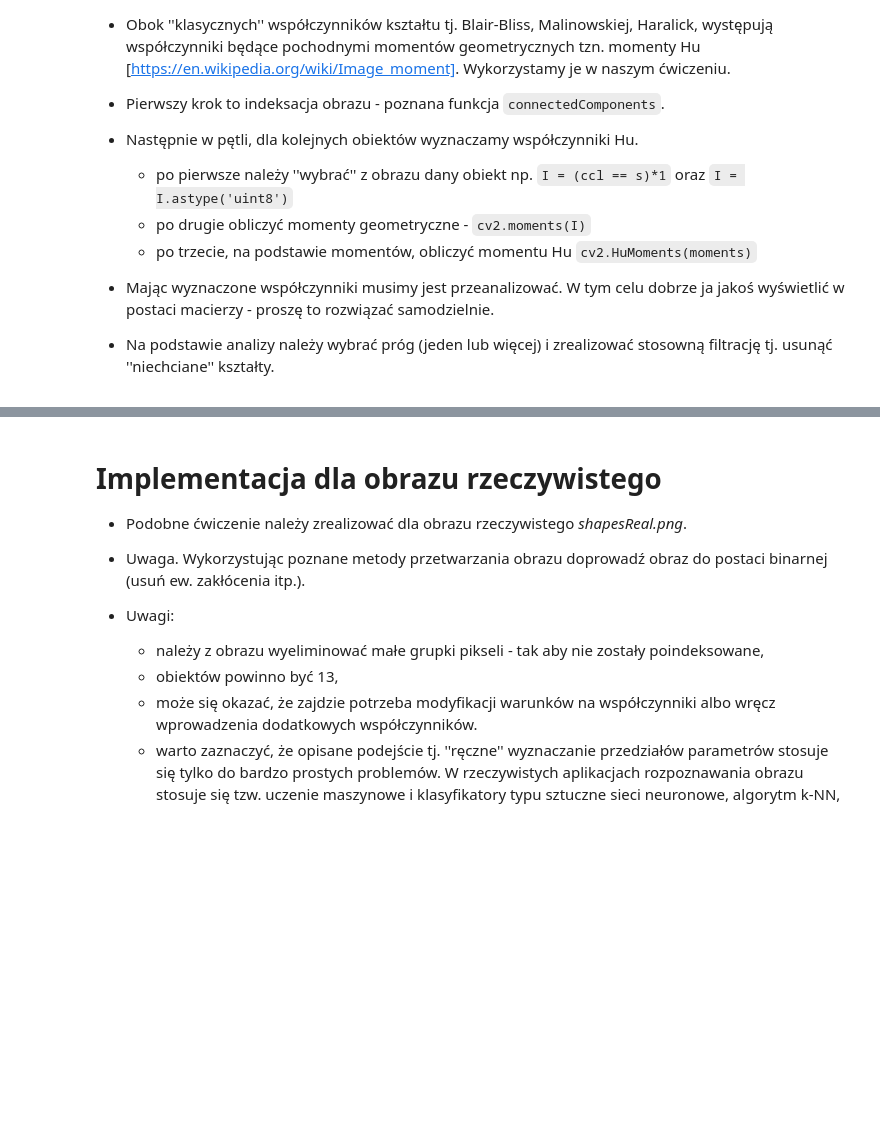
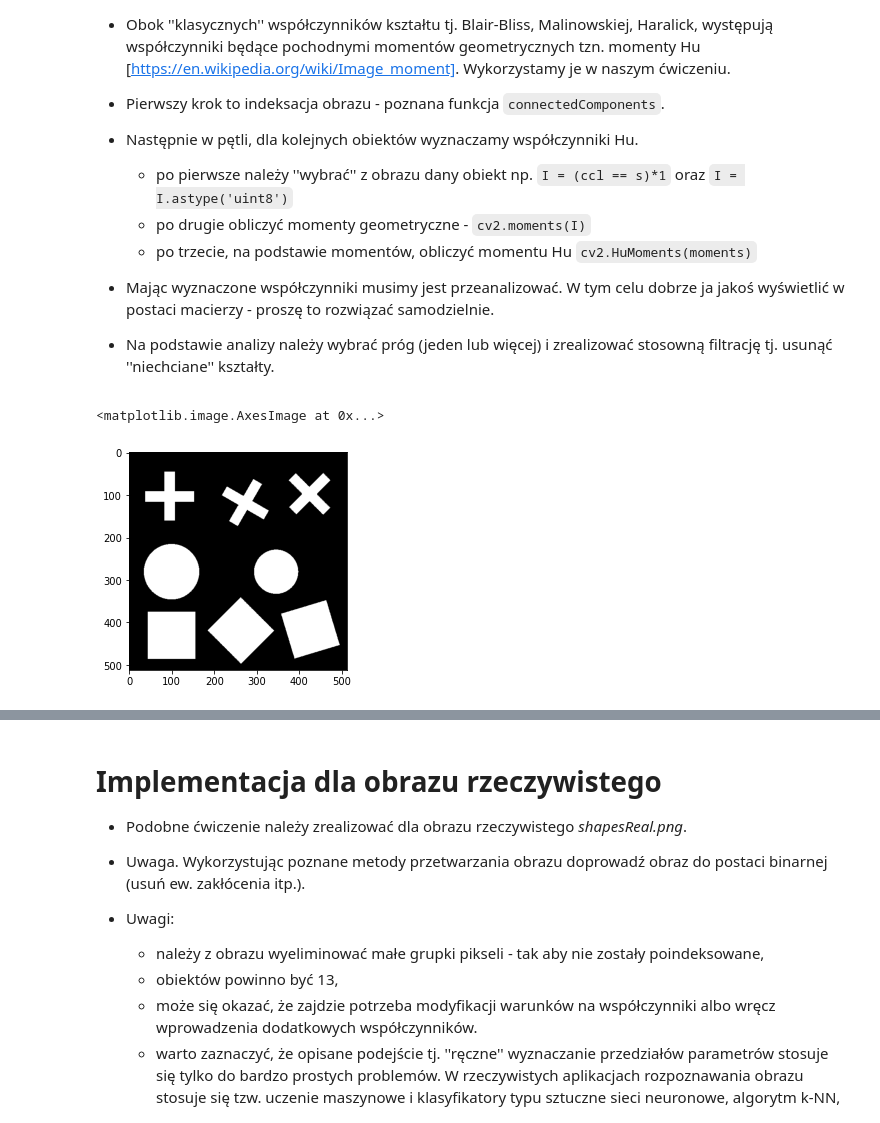
Before and after one commit to prz-ziaja/sem5, a Jupyter notebook: poc/lab13/13_ccl.ipynb, the cells around one changed output, grey strips where cells are left out. Saved outputs shown, nothing was run; the diff lists cells and outputs as text; code cells hidden in the pictures; blank space fills up the shorter version.

```diff
--- a/poc/lab13/13_ccl.ipynb
+++ b/poc/lab13/13_ccl.ipynb
@@ -289,0 +356,7 @@ Wynika z tego konieczność uwzględnienia pewnej tolerancji wartości współcz
+# %%
+# Rozpoznawanie obiektów sztucznych
+shapes = cv2.imread('shapes.png',0)
+plt.imshow(shapes,'gray')
+# %% [output]
+<matplotlib.image.AxesImage at 0x...>
+[figure, added]
```
Also changed, not shown: parts of 8 cells of this notebook.
